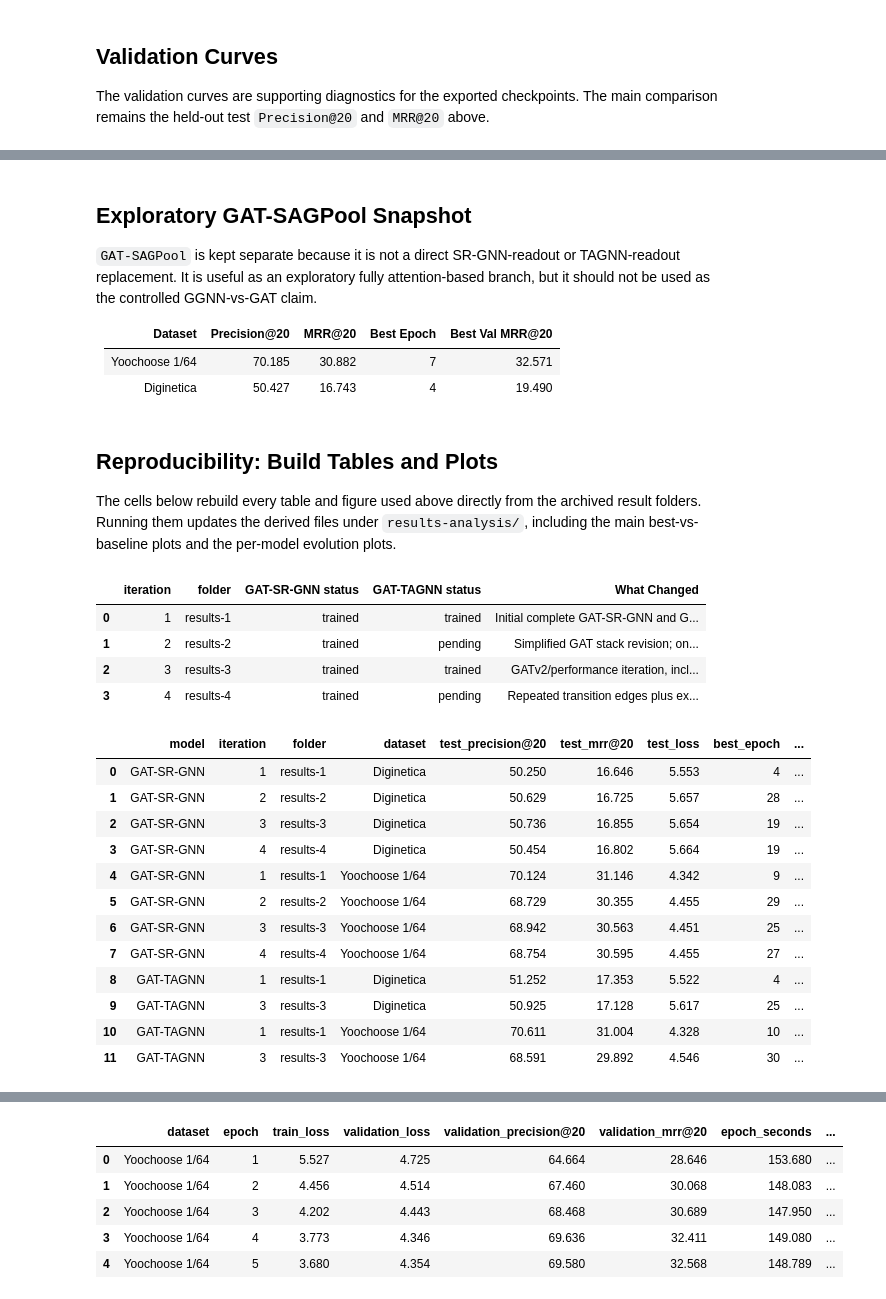
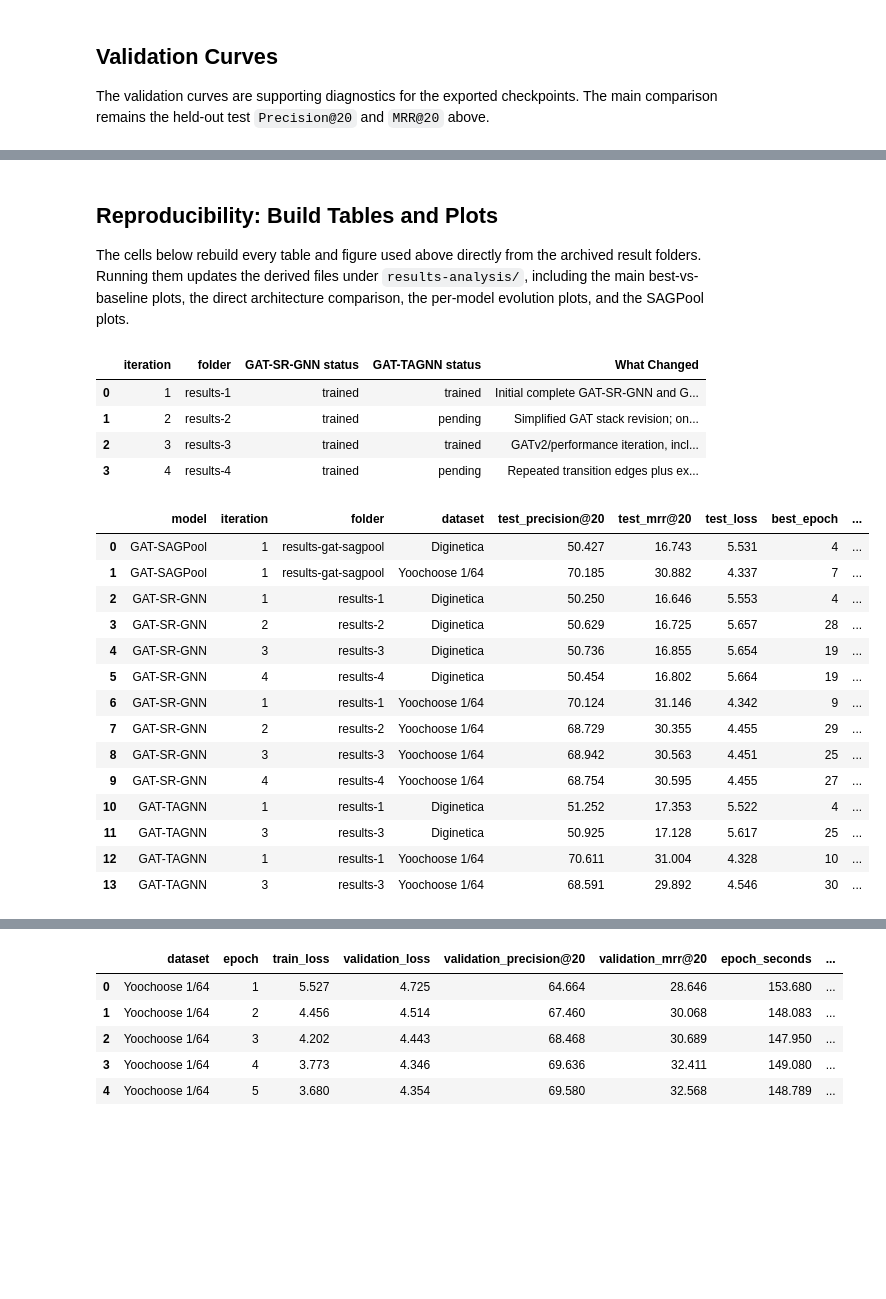
Before and after one commit to karolbystrek/Session-based-Recommendation-with-Graph-Attention-Networks, a Jupyter notebook: results_analysis.ipynb, the cells around one changed output, grey strips where cells are left out. Saved outputs shown, nothing was run; the diff lists cells and outputs as text; code cells hidden in the pictures; blank space fills up the shorter version.

```diff
--- a/results_analysis.ipynb
+++ b/results_analysis.ipynb
@@ -82,16 +109,7 @@ The validation curves are supporting diagnostics for the exported checkpoints. T
-# %% [markdown]
-## Exploratory GAT-SAGPool Snapshot
-
-`GAT-SAGPool` is kept separate because it is not a direct SR-GNN-readout or TAGNN-readout replacement. It is useful as an exploratory fully attention-based branch, but it should not be used as the controlled GGNN-vs-GAT claim.
-
-| Dataset | Precision@20 | MRR@20 | Best Epoch | Best Val MRR@20 |
-| --- | --- | --- | --- | --- |
-| Yoochoose 1/64 | 70.185 | 30.882 | 7 | 32.571 |
-| Diginetica | 50.427 | 16.743 | 4 | 19.490 |
 # %% [markdown]
 ## Reproducibility: Build Tables and Plots
 
-The cells below rebuild every table and figure used above directly from the archived result folders. Running them updates the derived files under `results-analysis/`, including the main best-vs-baseline plots and the per-model evolution plots.
+The cells below rebuild every table and figure used above directly from the archived result folders. Running them updates the derived files under `results-analysis/`, including the main best-vs-baseline plots, the direct architecture comparison, the per-model evolution plots, and the SAGPool plots.
 # %%
 from pathlib import Path
 import pandas as pd
@@ -187,45 +171,56 @@ iteration_status
 # %%
 def load_result_file(path, model, iteration, folder):
     if not path.is_file():
         return None
     df = pd.read_csv(path).assign(model=model, iteration=iteration, folder=folder)
     for column in EXPECTED_RESULT_COLUMNS:
         if column not in df.columns:
             df[column] = pd.NA
     return df[EXPECTED_RESULT_COLUMNS]
 
 run_frames = []
 for run in ITERATIONS:
     folder = PROJECT_ROOT / run["folder"]
     for filename, model in [
         ("gat_sr_gnn_results.csv", "GAT-SR-GNN"),
         ("gat_tagnn_results.csv", "GAT-TAGNN"),
     ]:
         loaded = load_result_file(folder / filename, model, run["iteration"], run["folder"])
         if loaded is not None:
             run_frames.append(loaded)
 
+sagpool_results = load_result_file(
+    PROJECT_ROOT / "results-gat-sagpool" / "gat_sagpool_results.csv",
+    "GAT-SAGPool",
+    1,
+    "results-gat-sagpool",
+)
+if sagpool_results is not None:
+    run_frames.append(sagpool_results)
+
 all_runs = (
     pd.concat(run_frames, ignore_index=True)
     .sort_values(["model", "dataset", "iteration"])
     .reset_index(drop=True)
 )
 all_runs.to_csv(PRESENTATION_DIR / "all_model_runs.csv", index=False)
 all_runs
 # %% [output]
 |  | model | iteration | folder | dataset | test_precision@20 | test_mrr@20 | test_loss | best_epoch | ... |
-| 0 | GAT-SR-GNN | 1 | results-1 | Diginetica | 50.250 | 16.646 | 5.553 | 4 | ... |
-| 1 | GAT-SR-GNN | 2 | results-2 | Diginetica | 50.629 | 16.725 | 5.657 | 28 | ... |
-| 2 | GAT-SR-GNN | 3 | results-3 | Diginetica | 50.736 | 16.855 | 5.654 | 19 | ... |
-| 3 | GAT-SR-GNN | 4 | results-4 | Diginetica | 50.454 | 16.802 | 5.664 | 19 | ... |
-| 4 | GAT-SR-GNN | 1 | results-1 | Yoochoose 1/64 | 70.124 | 31.146 | 4.342 | 9 | ... |
-| 5 | GAT-SR-GNN | 2 | results-2 | Yoochoose 1/64 | 68.729 | 30.355 | 4.455 | 29 | ... |
-| 6 | GAT-SR-GNN | 3 | results-3 | Yoochoose 1/64 | 68.942 | 30.563 | 4.451 | 25 | ... |
-| 7 | GAT-SR-GNN | 4 | results-4 | Yoochoose 1/64 | 68.754 | 30.595 | 4.455 | 27 | ... |
-| 8 | GAT-TAGNN | 1 | results-1 | Diginetica | 51.252 | 17.353 | 5.522 | 4 | ... |
-| 9 | GAT-TAGNN | 3 | results-3 | Diginetica | 50.925 | 17.128 | 5.617 | 25 | ... |
-| 10 | GAT-TAGNN | 1 | results-1 | Yoochoose 1/64 | 70.611 | 31.004 | 4.328 | 10 | ... |
-| 11 | GAT-TAGNN | 3 | results-3 | Yoochoose 1/64 | 68.591 | 29.892 | 4.546 | 30 | ... |
+| 0 | GAT-SAGPool | 1 | results-gat-sagpool | Diginetica | 50.427 | 16.743 | 5.531 | 4 | ... |
+| 1 | GAT-SAGPool | 1 | results-gat-sagpool | Yoochoose 1/64 | 70.185 | 30.882 | 4.337 | 7 | ... |
+| 2 | GAT-SR-GNN | 1 | results-1 | Diginetica | 50.250 | 16.646 | 5.553 | 4 | ... |
+| 3 | GAT-SR-GNN | 2 | results-2 | Diginetica | 50.629 | 16.725 | 5.657 | 28 | ... |
+| 4 | GAT-SR-GNN | 3 | results-3 | Diginetica | 50.736 | 16.855 | 5.654 | 19 | ... |
+| 5 | GAT-SR-GNN | 4 | results-4 | Diginetica | 50.454 | 16.802 | 5.664 | 19 | ... |
+| 6 | GAT-SR-GNN | 1 | results-1 | Yoochoose 1/64 | 70.124 | 31.146 | 4.342 | 9 | ... |
+| 7 | GAT-SR-GNN | 2 | results-2 | Yoochoose 1/64 | 68.729 | 30.355 | 4.455 | 29 | ... |
+| 8 | GAT-SR-GNN | 3 | results-3 | Yoochoose 1/64 | 68.942 | 30.563 | 4.451 | 25 | ... |
+| 9 | GAT-SR-GNN | 4 | results-4 | Yoochoose 1/64 | 68.754 | 30.595 | 4.455 | 27 | ... |
+| 10 | GAT-TAGNN | 1 | results-1 | Diginetica | 51.252 | 17.353 | 5.522 | 4 | ... |
+| 11 | GAT-TAGNN | 3 | results-3 | Diginetica | 50.925 | 17.128 | 5.617 | 25 | ... |
+| 12 | GAT-TAGNN | 1 | results-1 | Yoochoose 1/64 | 70.611 | 31.004 | 4.328 | 10 | ... |
+| 13 | GAT-TAGNN | 3 | results-3 | Yoochoose 1/64 | 68.591 | 29.892 | 4.546 | 30 | ... |
 # %%
 best_rows = []
 for (model, dataset), group in all_runs.groupby(["model", "dataset"], sort=False):
```
Also changed, not shown: parts of 22 cells of this notebook, 13 other files.
